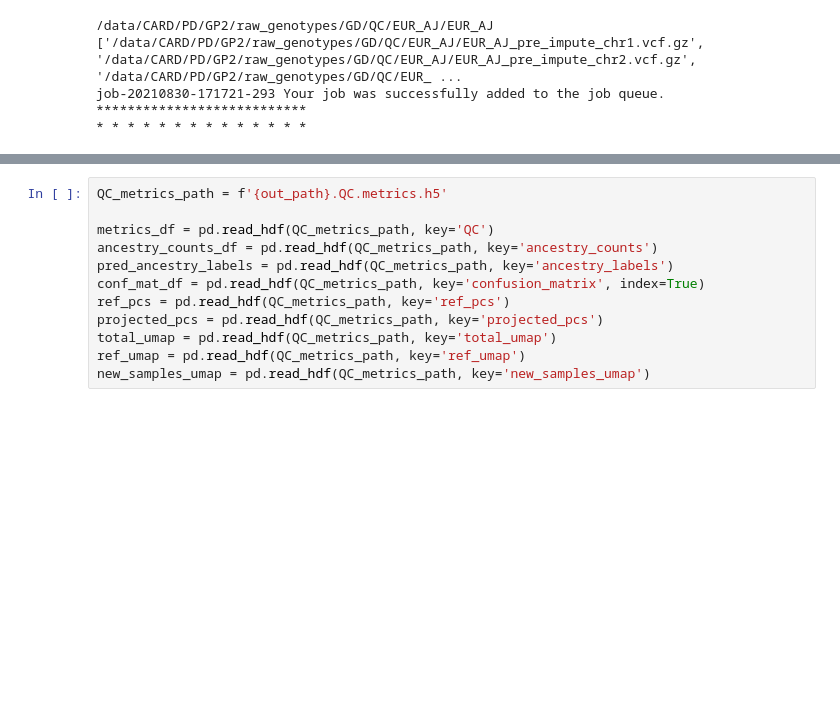
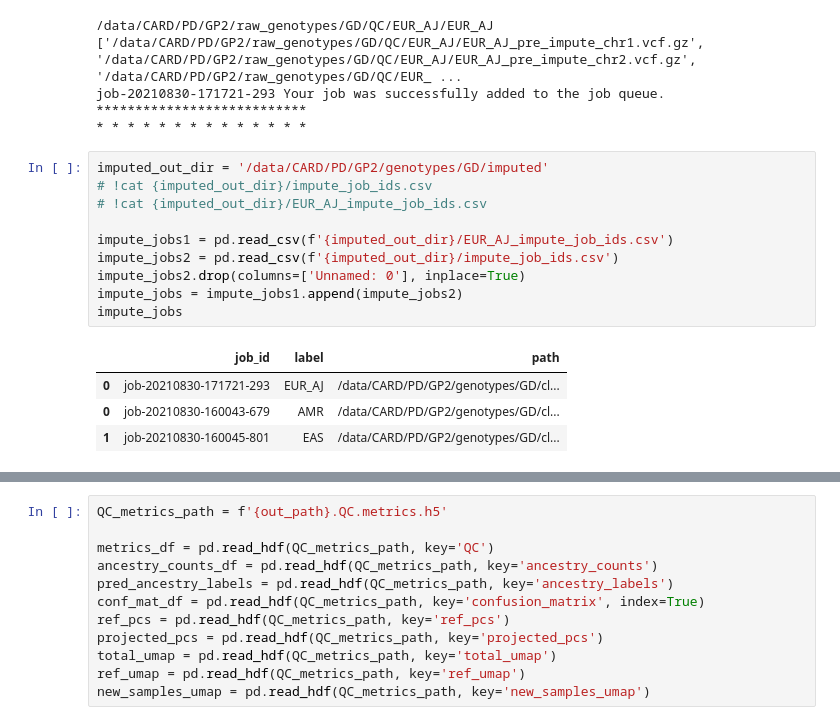
Before and after one commit to dvitale199/GenoTools, a Jupyter notebook: GP2_data_processing/GD_cohorts_processing.ipynb, the cells around one changed output, grey strips where cells are left out. Drawn from its saved outputs; the diff is of its cells as text; blank space fills up the shorter version.

Commit message:
updated GP2_data_proc

```diff
--- a/GP2_data_processing/GD_cohorts_processing.ipynb
+++ b/GP2_data_processing/GD_cohorts_processing.ipynb
@@ -327,3 +327,18 @@ job_id_df.to_csv(f'{imputed_out_dir}/EUR_AJ_impute_job_ids.csv', index=False)
 job-20210830-171721-293 Your job was successfully added to the job queue.
 ***************************
 * * * * * * * * * * * * * *
+# %%
+imputed_out_dir = '/data/CARD/PD/GP2/genotypes/GD/imputed'
+# !cat {imputed_out_dir}/impute_job_ids.csv
+# !cat {imputed_out_dir}/EUR_AJ_impute_job_ids.csv
+
+impute_jobs1 = pd.read_csv(f'{imputed_out_dir}/EUR_AJ_impute_job_ids.csv')
+impute_jobs2 = pd.read_csv(f'{imputed_out_dir}/impute_job_ids.csv')
+impute_jobs2.drop(columns=['Unnamed: 0'], inplace=True)
+impute_jobs = impute_jobs1.append(impute_jobs2)
+impute_jobs
+# %% [output]
+|  | job_id | label | path |
+| 0 | job-20210830-171721-293 | EUR_AJ | /data/CARD/PD/GP2/genotypes/GD/cl... |
+| 0 | job-20210830-160043-679 | AMR | /data/CARD/PD/GP2/genotypes/GD/cl... |
+| 1 | job-20210830-160045-801 | EAS | /data/CARD/PD/GP2/genotypes/GD/cl... |
```
Also changed, not shown: parts of 1 cell of this notebook.
